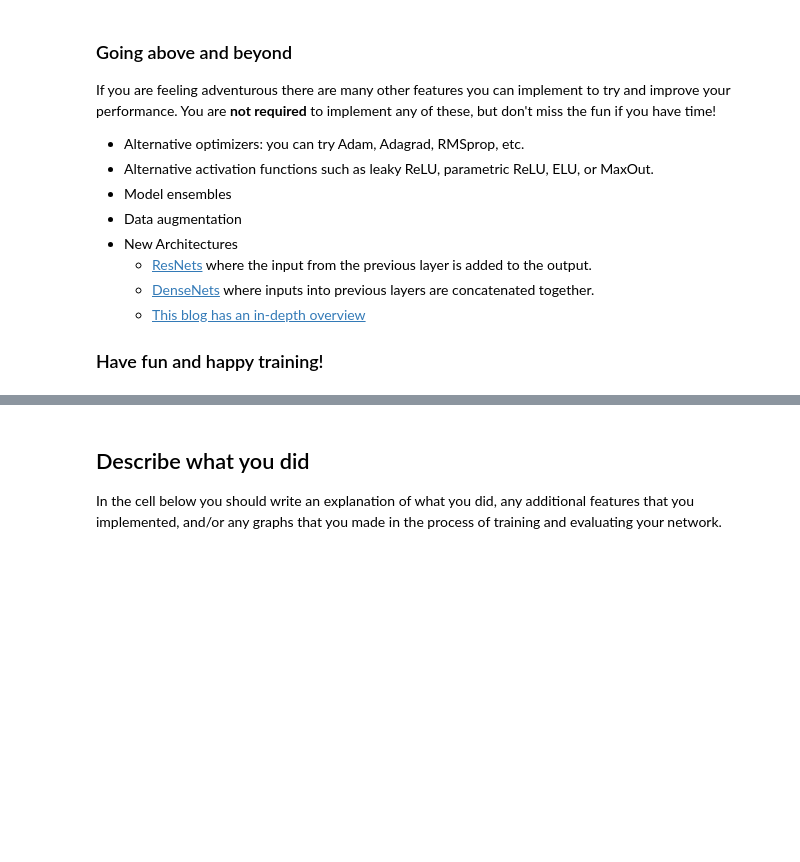
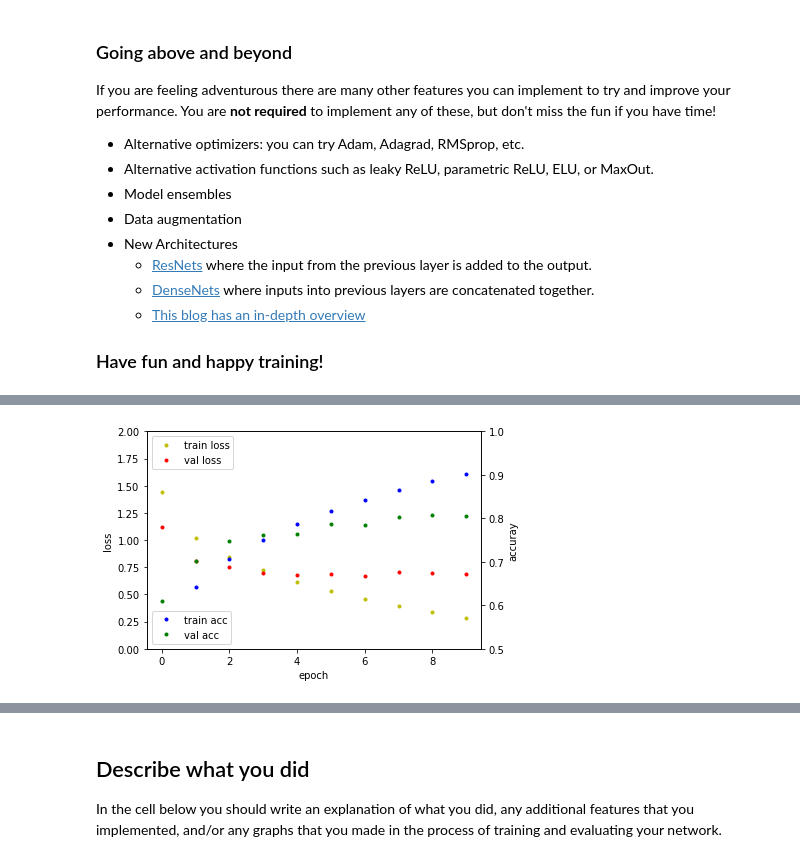
Before and after one commit to letsgo247/cs231n, a Jupyter notebook: assignment2/TensorFlow.ipynb, the cells around one changed output, grey strips where cells are left out. Saved outputs shown, nothing was run; the diff lists cells and outputs as text; code cells hidden in the pictures; blank space fills up the shorter version.

```diff
--- a/assignment2/TensorFlow.ipynb
+++ b/assignment2/TensorFlow.ipynb
@@ -900,7 +902,7 @@ def train_part34(model_init_fn, optimizer_init_fn, num_epochs=1, is_training=Fal
                             val_loss.update_state(t_loss)
                             val_accuracy.update_state(test_y, prediction)
 
-                        template = 'Iteration {}, Epoch {}, Loss: {}, Accuracy: {}, Val Loss: {}, Val Accuracy: {}'
+                        template = 'Iteration {}, Epoch {}, Loss: {:.4f}, Accuracy: {:.2f}, Val Loss: {:.4f}, Val Accuracy: {:.2f}'
                         print (template.format(t, epoch+1,
                                              train_loss.result(),
                                              train_accuracy.result()*100,
@@ -1032,7 +1069,8 @@ You don't need to perform any hyperparameter tuning here, but you should see val
 # %%
 model = model_init_fn()
 model.compile(optimizer=tf.keras.optimizers.SGD(learning_rate=learning_rate),
-              loss='sparse_categorical_crossentropy',
-              metrics=[tf.keras.metrics.sparse_categorical_accuracy])
+              loss='SparseCategoricalCrossentropy',
+              metrics=[tf.keras.metrics.SparseCategoricalAccuracy()]
+              )
 model.fit(X_train, y_train, batch_size=64, epochs=1, validation_data=(X_val, y_val))
 model.evaluate(X_test, y_test)
@@ -1243,0 +1468,11 @@ train_part34(model_init_fn, optimizer_init_fn, num_epochs=num_epochs, is_trainin
+# %%
+#이 셀은 한번만 실행할것! 안 그럼 계속 불필요한 차원이 추가됨!
+from keras.utils import np_utils
+
+print(y_test.shape)
+
+y_train = np_utils.to_categorical(y_train)
+y_val = np_utils.to_categorical(y_val)
+y_test = np_utils.to_categorical(y_test)
+
+print(y_test.shape)
@@ -1243,0 +1483,73 @@ train_part34(model_init_fn, optimizer_init_fn, num_epochs=num_epochs, is_trainin
+# %%
+from keras.models import Sequential
+from keras.layers import Dense, Activation
+from keras.layers import Conv2D, MaxPooling2D, Flatten
+from keras.layers import Dropout, BatchNormalization, GlobalAveragePooling2D
+
+model = Sequential()
+
+model.add(Conv2D(32, (3, 3), activation='relu', padding="same", input_shape=(32,32,3)))
+model.add(Conv2D(32, (3, 3), activation='relu'))
+model.add(MaxPooling2D(pool_size=(2, 2)))
+model.add(BatchNormalization(axis=-1, momentum=0.99, epsilon=0.001, center=True, scale=True,
+    beta_initializer='zeros', gamma_initializer='ones',
+    moving_mean_initializer='zeros', moving_variance_initializer='ones'))
+model.add(Dropout(0.25))
+
+model.add(Conv2D(64, (3, 3), activation='relu', padding="same"))
+model.add(Conv2D(64, (3, 3), activation='relu'))
+model.add(MaxPooling2D(pool_size=(2, 2)))
+model.add(BatchNormalization(axis=-1, momentum=0.99, epsilon=0.001, center=True, scale=True,
+    beta_initializer='zeros', gamma_initializer='ones',
+    moving_mean_initializer='zeros', moving_variance_initializer='ones'))
+model.add(Dropout(0.25))
+
+# model.add(Conv2D(128, (1, 1), activation='relu', padding="same"))
+# model.add(Conv2D(128, (1, 1), activation='relu'))
+# model.add(MaxPooling2D(pool_size=(2, 2)))
+
+model.add(Flatten())
+# model.add(GlobalAveragePooling2D())
+
+
+model.add(Dense(1024, activation='relu'))
+model.add(Dense(512, activation='relu'))
+
+model.add(Dropout(0.5))
+model.add(Dense(10, activation='softmax'))
+
+model.compile(loss='categorical_crossentropy', optimizer='adam', metrics=['accuracy'])
+
+hist = model.fit(X_train, y_train,
+                 epochs=10, batch_size=64, validation_data=(X_val, y_val))
+
+
+# 5. 학습과정 살펴보기
+%matplotlib inline
+import matplotlib.pyplot as plt
+
+fig, loss_ax = plt.subplots()
+
+acc_ax = loss_ax.twinx()
+
+loss_ax.plot(hist.history['loss'], 'y', label='train loss')
+loss_ax.plot(hist.history['val_loss'], 'r', label='val loss')
+loss_ax.set_ylim([0.0, 2])
+
+acc_ax.plot(hist.history['accuracy'], 'b', label='train acc')
+acc_ax.plot(hist.history['val_accuracy'], 'g', label='val acc')
+acc_ax.set_ylim([0.5, 1.0])
+
+loss_ax.set_xlabel('epoch')
+loss_ax.set_ylabel('loss')
+acc_ax.set_ylabel('accuray')
+
+loss_ax.legend(loc='lower right')
+acc_ax.legend(loc='upper right')
+
+
+# 6. 모델 평가하기
+loss_and_metrics = model.evaluate(X_test, y_test, batch_size=32)
+print('## evaluation loss and_metrics ##')
+print(loss_and_metrics)
+# %% [output]
@@ -1243,0 +1573 @@ train_part34(model_init_fn, optimizer_init_fn, num_epochs=num_epochs, is_trainin
+[figure, added]
```
Also changed, not shown: parts of 20 cells of this notebook.
